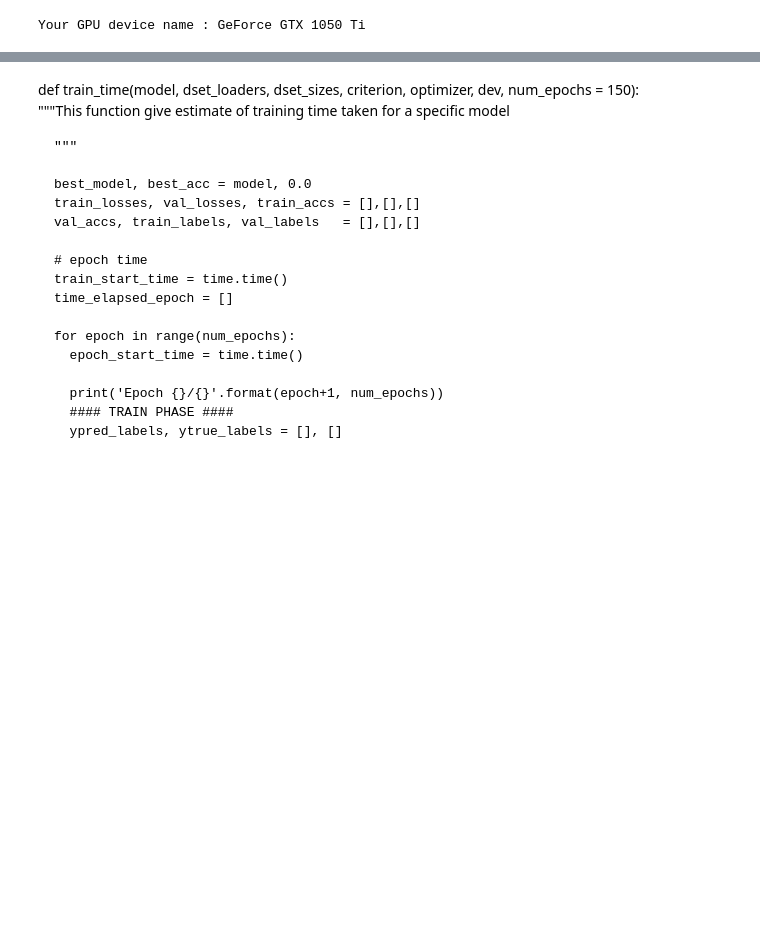
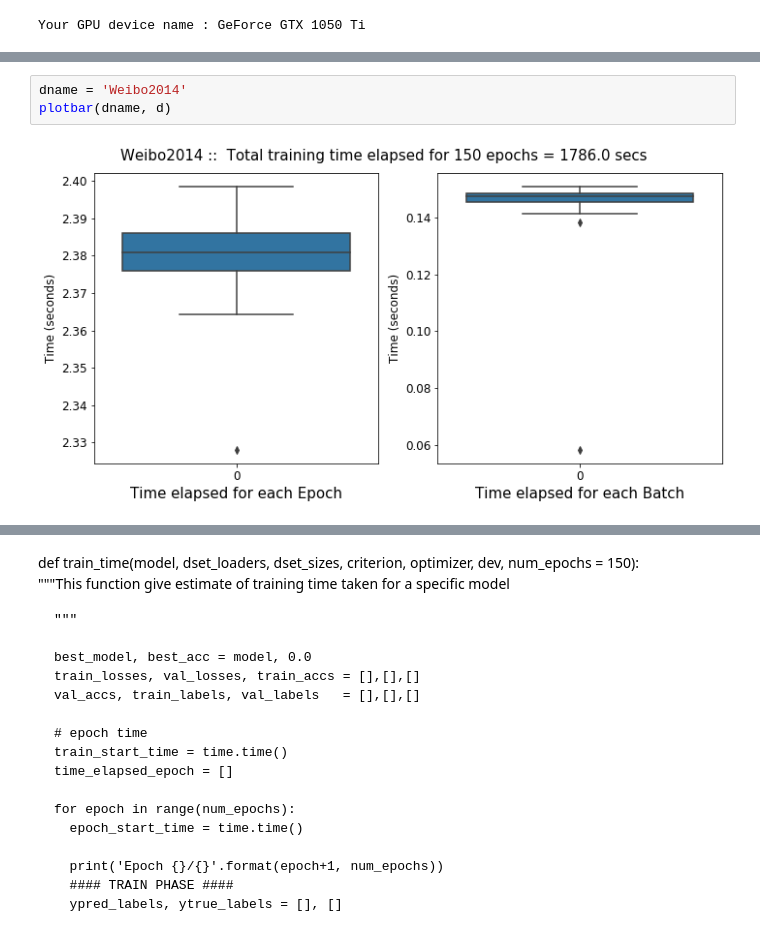
Before and after one commit to berdakh/eeg-pytorch, a Jupyter notebook: train_method.ipynb, the cells around one changed output, grey strips where cells are left out. Cells and saved outputs as stored; diff of their text form; blank space fills up the shorter version.

```diff
--- a/train_method.ipynb
+++ b/train_method.ipynb
@@ -163,0 +212,5 @@ df.describe()
+# %%
+dname = 'Weibo2014'
+plotbar(dname, d)
+# %% [output]
+[figure, added]
```
Also changed, not shown: parts of 22 cells of this notebook, 10 other files.
